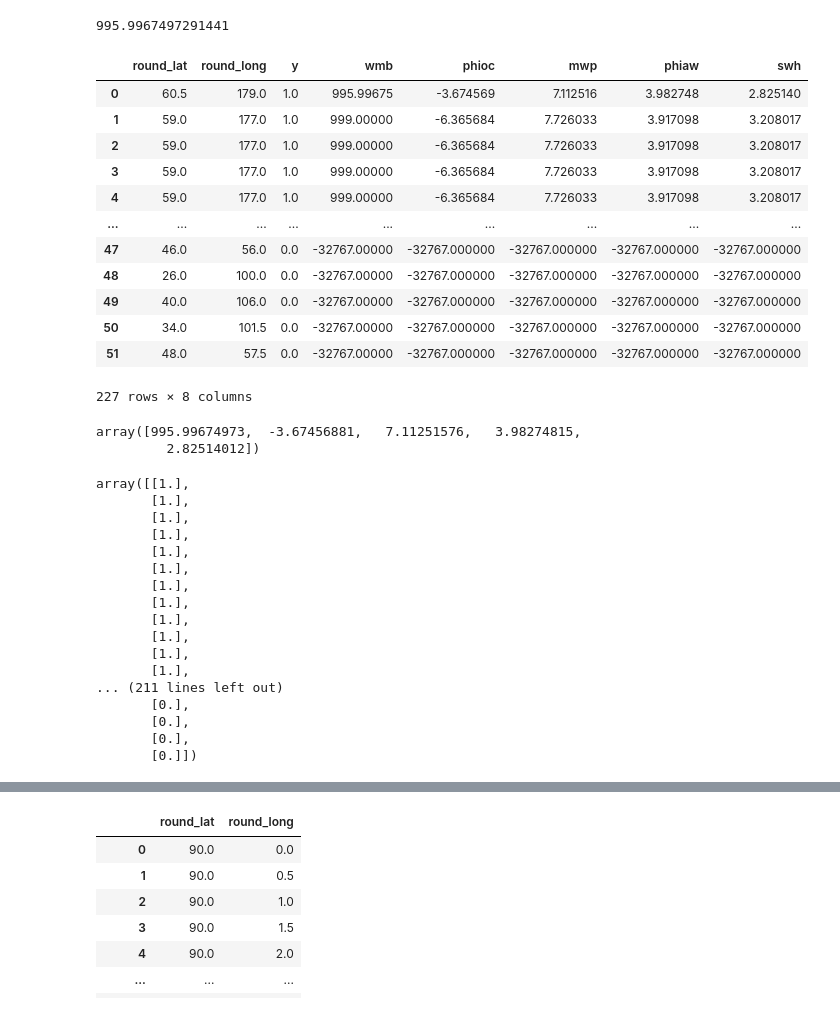
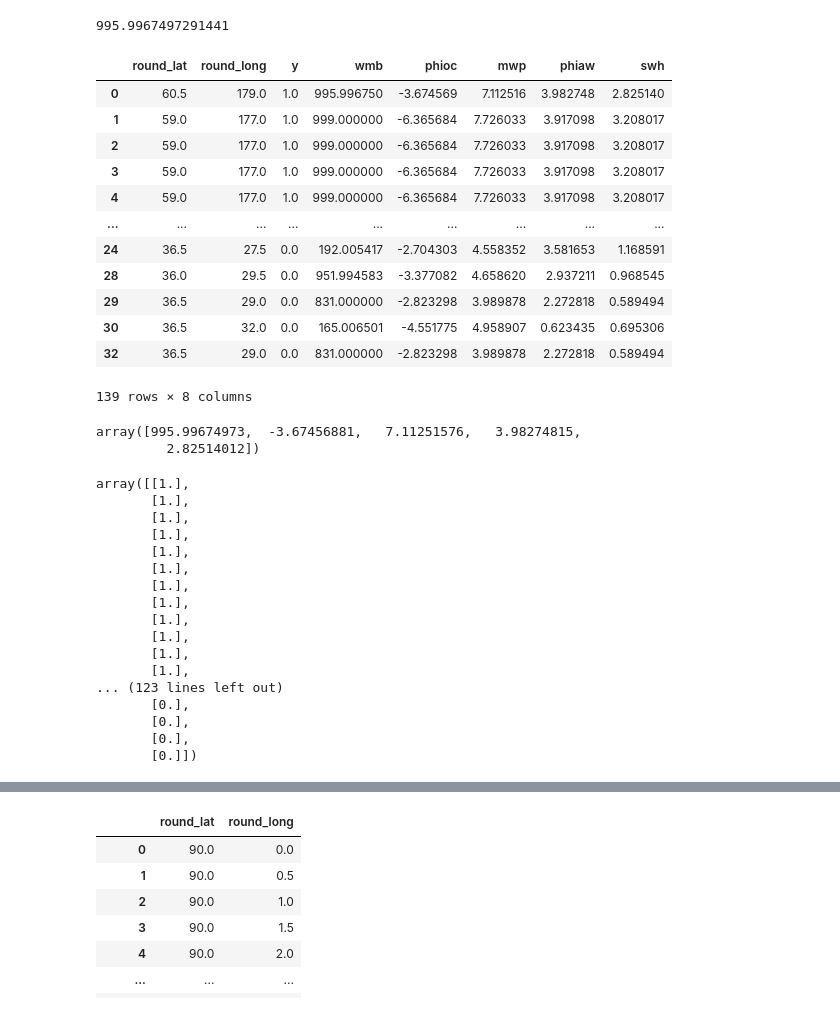
Before and after one commit to rahul3613/marine_energy, a Jupyter notebook: sites_prediction.ipynb, the cells around one changed output, grey strips where cells are left out. Saved outputs shown, nothing was run; the diff lists cells and outputs as text; code cells hidden in the pictures.

```diff
--- a/sites_prediction.ipynb
+++ b/sites_prediction.ipynb
@@ -378,21 +311,23 @@ df_train['mwp'] = df_train.apply(lambda row: update_mwp(row['round_lat'], row['r
 df_train['phiaw'] = df_train.apply(lambda row: update_phiaw(row['round_lat'], row['round_long']), axis=1)
 df_train['swh'] = df_train.apply(lambda row: update_swh(row['round_lat'], row['round_long']), axis=1)
 # %%
+# df_train.tail(30)
+df_train = df_train.loc[df_train['wmb'] != -32767.000000]
 df_train
 # %% [output]
 |  | round_lat | round_long | y | wmb | phioc | mwp | phiaw | swh |
-| 0 | 60.5 | 179.0 | 1.0 | 995.99675 | -3.674569 | 7.112516 | 3.982748 | 2.825140 |
-| 1 | 59.0 | 177.0 | 1.0 | 999.00000 | -6.365684 | 7.726033 | 3.917098 | 3.208017 |
-| 2 | 59.0 | 177.0 | 1.0 | 999.00000 | -6.365684 | 7.726033 | 3.917098 | 3.208017 |
-| 3 | 59.0 | 177.0 | 1.0 | 999.00000 | -6.365684 | 7.726033 | 3.917098 | 3.208017 |
-| 4 | 59.0 | 177.0 | 1.0 | 999.00000 | -6.365684 | 7.726033 | 3.917098 | 3.208017 |
+| 0 | 60.5 | 179.0 | 1.0 | 995.996750 | -3.674569 | 7.112516 | 3.982748 | 2.825140 |
+| 1 | 59.0 | 177.0 | 1.0 | 999.000000 | -6.365684 | 7.726033 | 3.917098 | 3.208017 |
+| 2 | 59.0 | 177.0 | 1.0 | 999.000000 | -6.365684 | 7.726033 | 3.917098 | 3.208017 |
+| 3 | 59.0 | 177.0 | 1.0 | 999.000000 | -6.365684 | 7.726033 | 3.917098 | 3.208017 |
+| 4 | 59.0 | 177.0 | 1.0 | 999.000000 | -6.365684 | 7.726033 | 3.917098 | 3.208017 |
 | ... | ... | ... | ... | ... | ... | ... | ... | ... |
-| 47 | 46.0 | 56.0 | 0.0 | -32767.00000 | -32767.000000 | -32767.000000 | -32767.000000 | -32767.000000 |
-| 48 | 26.0 | 100.0 | 0.0 | -32767.00000 | -32767.000000 | -32767.000000 | -32767.000000 | -32767.000000 |
-| 49 | 40.0 | 106.0 | 0.0 | -32767.00000 | -32767.000000 | -32767.000000 | -32767.000000 | -32767.000000 |
-| 50 | 34.0 | 101.5 | 0.0 | -32767.00000 | -32767.000000 | -32767.000000 | -32767.000000 | -32767.000000 |
-| 51 | 48.0 | 57.5 | 0.0 | -32767.00000 | -32767.000000 | -32767.000000 | -32767.000000 | -32767.000000 |
+| 24 | 36.5 | 27.5 | 0.0 | 192.005417 | -2.704303 | 4.558352 | 3.581653 | 1.168591 |
+| 28 | 36.0 | 29.5 | 0.0 | 951.994583 | -3.377082 | 4.658620 | 2.937211 | 0.968545 |
+| 29 | 36.5 | 29.0 | 0.0 | 831.000000 | -2.823298 | 3.989878 | 2.272818 | 0.589494 |
+| 30 | 36.5 | 32.0 | 0.0 | 165.006501 | -4.551775 | 4.958907 | 0.623435 | 0.695306 |
+| 32 | 36.5 | 29.0 | 0.0 | 831.000000 | -2.823298 | 3.989878 | 2.272818 | 0.589494 |
-227 rows × 8 columns
+139 rows × 8 columns
 # %%
 x_train = df_train[['wmb', 'phioc', 'mwp', 'phiaw', 'swh']].values
 y_train = df_train[['y']].values
@@ -416,7 +351,7 @@ array([[1.],
        [1.],
        [1.],
        [1.],
-... (211 lines left out)
+... (123 lines left out)
        [0.],
        [0.],
        [0.],
```
Also changed, not shown: parts of 22 cells of this notebook.
